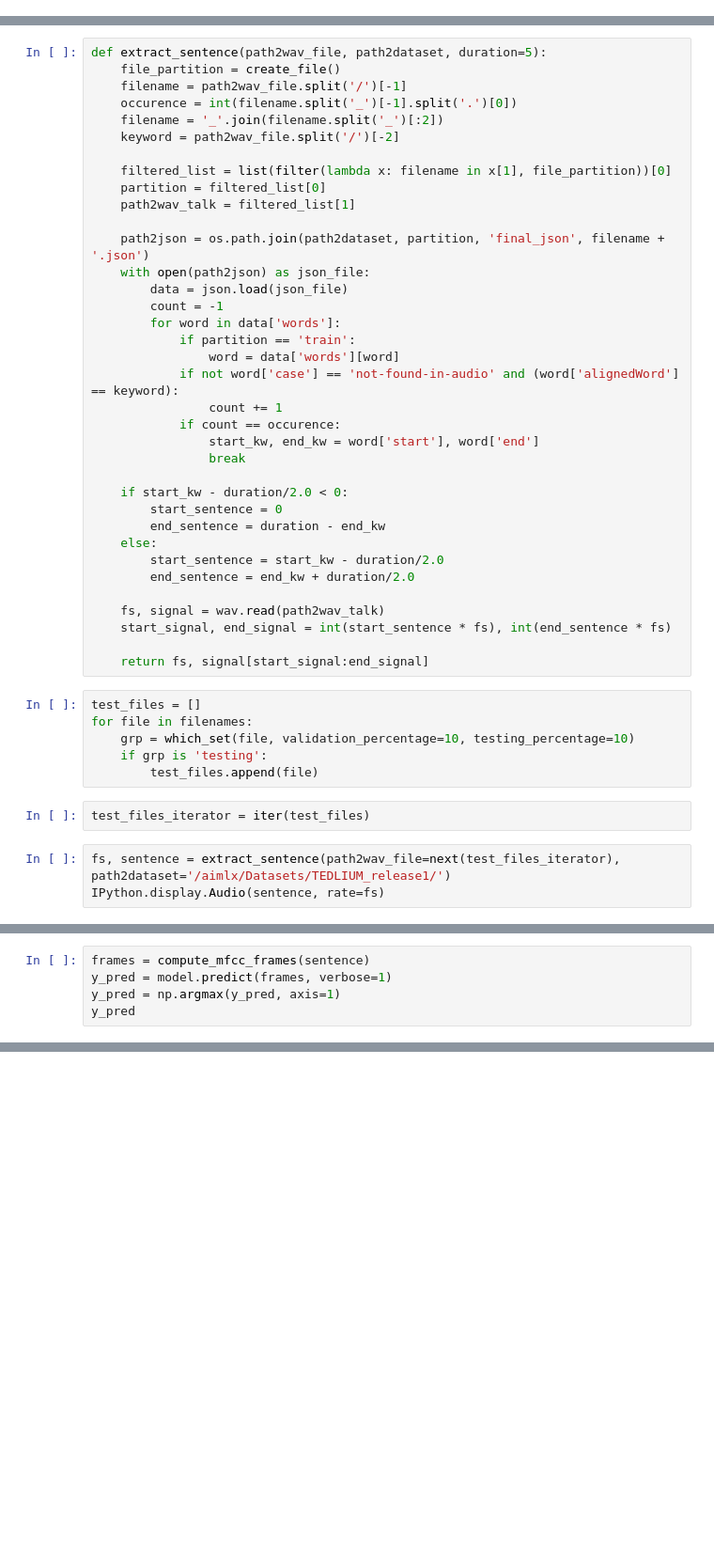
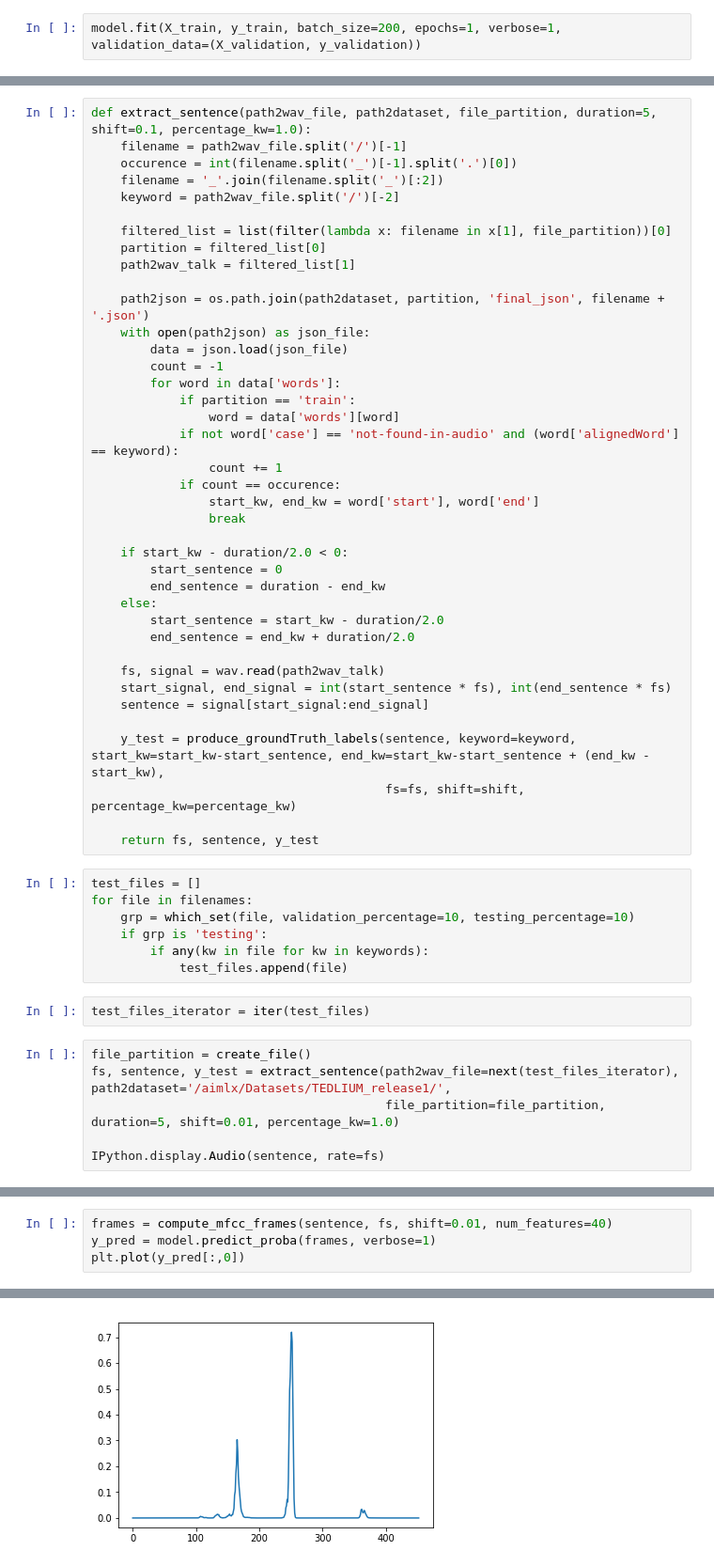
Before and after one commit to Belbaraka/kws, a Jupyter notebook: e2e_kws/e2e_kws_tedlium.ipynb, the cells around one changed output, grey strips where cells are left out. Shown: that part at 94% size. Cells and saved outputs as stored; diff of their text form; blank space fills up the shorter version.

```diff
--- a/e2e_kws/e2e_kws_tedlium.ipynb
+++ b/e2e_kws/e2e_kws_tedlium.ipynb
@@ -270 +306,3 @@ Epoch 4/4
 <keras.callbacks.History at 0x...>
+# %%
+model.fit(X_train, y_train, batch_size=200, epochs=1, verbose=1, validation_data=(X_validation, y_validation))
@@ -345,6 +463,5 @@ def create_file(path2dataset='/aimlx/Datasets/TEDLIUM_release1/'):
 # %%
-def extract_sentence(path2wav_file, path2dataset, duration=5):
-    file_partition = create_file()
+def extract_sentence(path2wav_file, path2dataset, file_partition, duration=5, shift=0.1, percentage_kw=1.0):
     filename = path2wav_file.split('/')[-1]
     occurence = int(filename.split('_')[-1].split('.')[0])
     filename = '_'.join(filename.split('_')[:2])
@@ -376,18 +493,26 @@ def extract_sentence(path2wav_file, path2dataset, duration=5):
 
     fs, signal = wav.read(path2wav_talk)
     start_signal, end_signal = int(start_sentence * fs), int(end_sentence * fs)
+    sentence = signal[start_signal:end_signal]
 
-    return fs, signal[start_signal:end_signal]
+    y_test = produce_groundTruth_labels(sentence, keyword=keyword, start_kw=start_kw-start_sentence, end_kw=start_kw-start_sentence + (end_kw -start_kw),
+                                        fs=fs, shift=shift, percentage_kw=percentage_kw)
+
+    return fs, sentence, y_test
 # %%
 test_files = []
 for file in filenames:
     grp = which_set(file, validation_percentage=10, testing_percentage=10)
     if grp is 'testing':
-        test_files.append(file)
+        if any(kw in file for kw in keywords):
+            test_files.append(file)
 # %%
 test_files_iterator = iter(test_files)
 # %%
-fs, sentence = extract_sentence(path2wav_file=next(test_files_iterator), path2dataset='/aimlx/Datasets/TEDLIUM_release1/')
+file_partition = create_file()
+fs, sentence, y_test = extract_sentence(path2wav_file=next(test_files_iterator), path2dataset='/aimlx/Datasets/TEDLIUM_release1/',
+                                        file_partition=file_partition, duration=5, shift=0.01, percentage_kw=1.0)
+
 IPython.display.Audio(sentence, rate=fs)
 # %% [output]
 [interactive output not drawn]
@@ -394,6 +539,5 @@ IPython.display.Audio(sentence, rate=fs)
 # %%
-frames = compute_mfcc_frames(sentence)
-y_pred = model.predict(frames, verbose=1)
-y_pred = np.argmax(y_pred, axis=1)
-y_pred
+frames = compute_mfcc_frames(sentence, fs, shift=0.01, num_features=40)
+y_pred = model.predict_proba(frames, verbose=1)
+plt.plot(y_pred[:,0])
 # %% [output]
@@ -407,0 +546 @@ array([1, 1, 1, 1, 1, 1, 1, 1, 1, 1, 1, 1, 1, 1, 1, 1, 1, 1, 1, 1, 1, 1,
+[figure, added]
```
Also changed, not shown: parts of 49 cells of this notebook.
